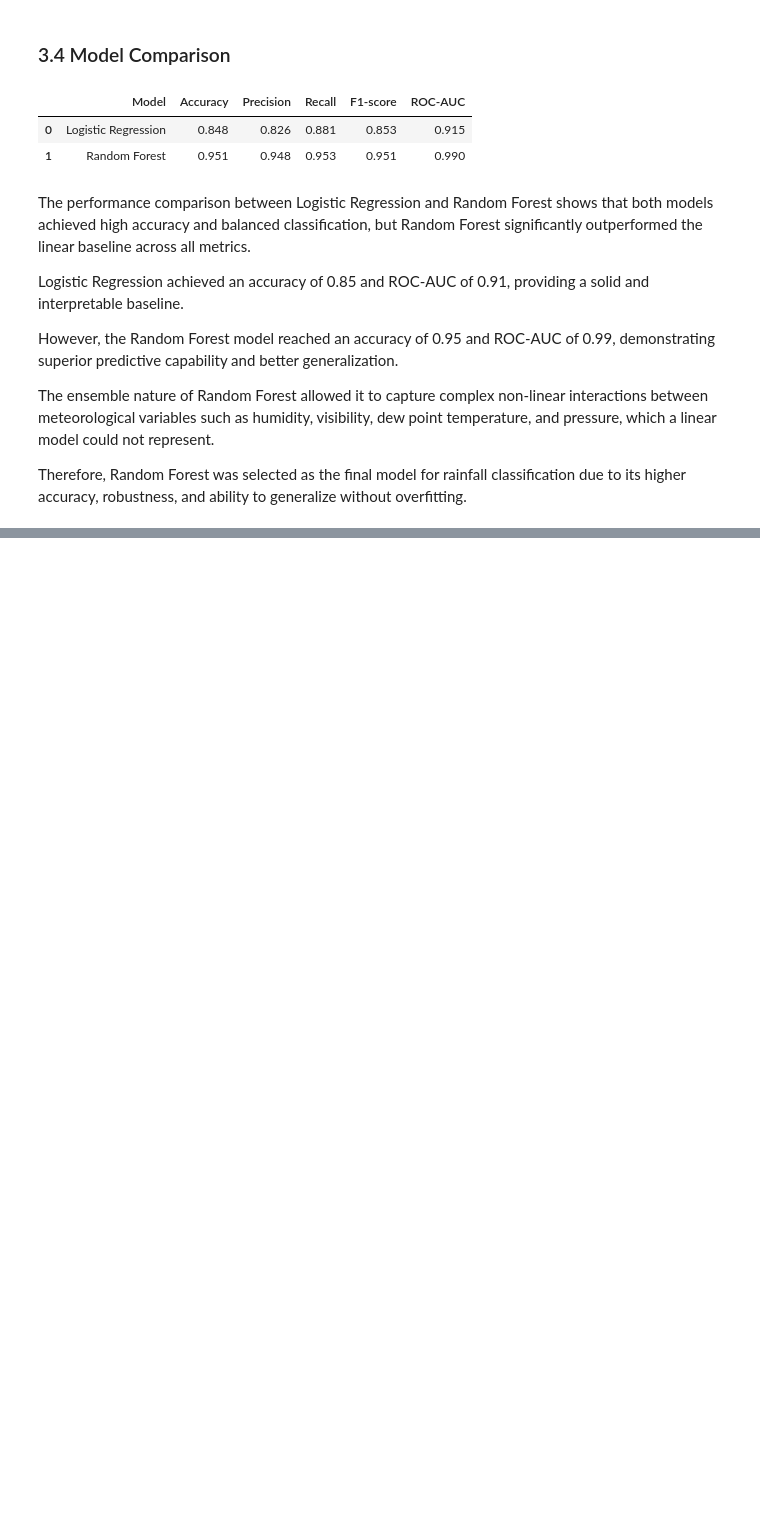
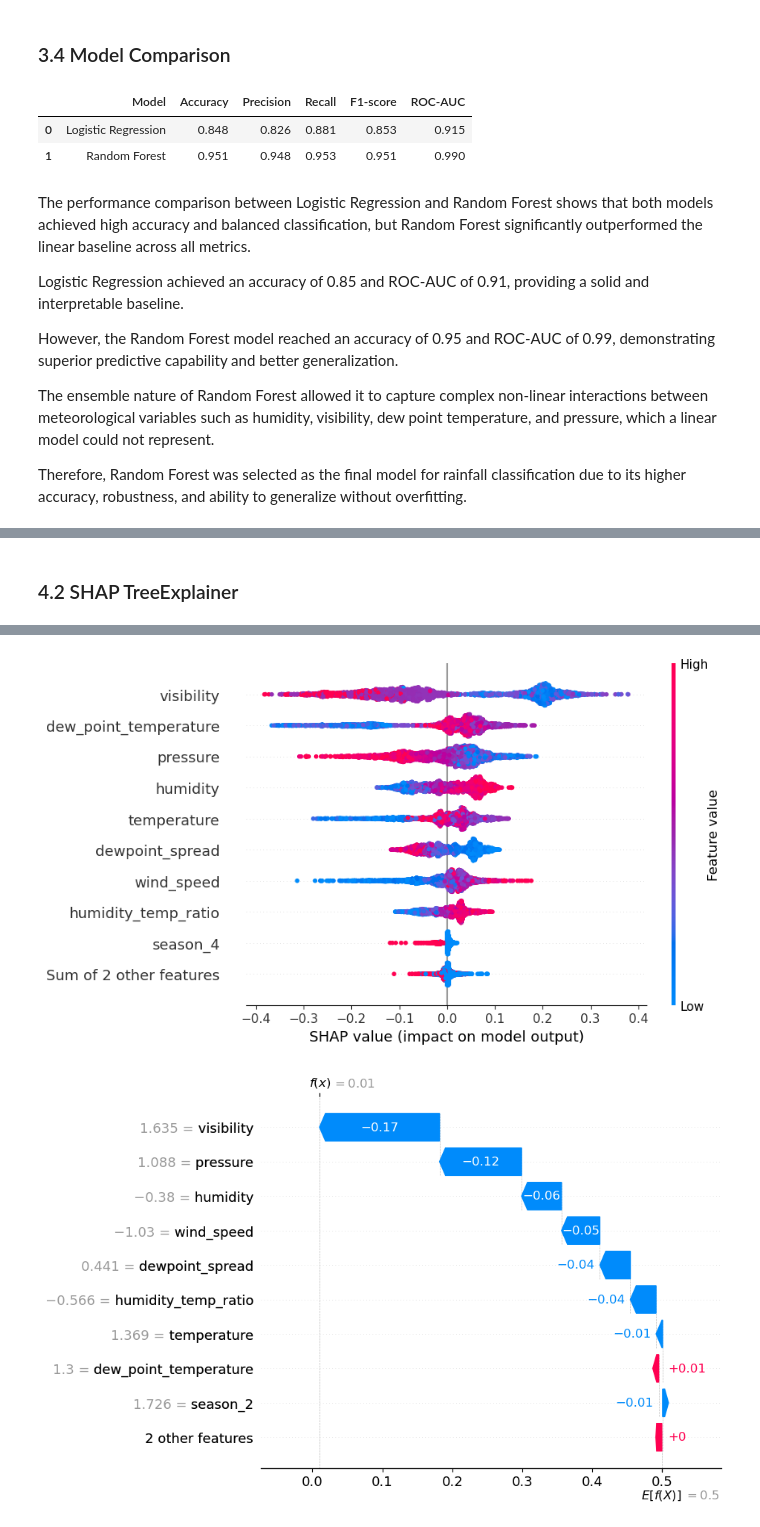
Before and after one commit to Yanyin-Chen-1156325/ST_ML_1156325, a Jupyter notebook: assignment3.ipynb, the cells around one changed output, grey strips where cells are left out. Cells and saved outputs as stored; diff of their text form; code cells hidden in the pictures; blank space fills up the shorter version.

```diff
--- a/assignment3.ipynb
+++ b/assignment3.ipynb
@@ -482,0 +538,22 @@ Therefore, Random Forest was selected as the final model for rainfall classifica
+# %% [markdown]
+### 4.2 SHAP TreeExplainer
+# %%
+# Get SHAP values from the trained Random Forest model.
+X_test_rf = X_test[rf.feature_names_in_] if hasattr(rf, "feature_names_in_") else X_test
+
+shap.initjs()
+
+# Create SHAP explainer and compute SHAP values
+explainer = shap.TreeExplainer(rf)
+exp_all = explainer(X_test_rf)              # shape: (n_samples, n_features, n_classes)
+
+# For binary classification, take SHAP values for the positive class
+exp_pos = exp_all[..., 1]                   # shape: (n_samples, n_features)
+
+# Global (summary) plot
+shap.plots.beeswarm(exp_pos, max_display=10)
+
+# Local (waterfall for the i-th instance)
+i = 0
+shap.plots.waterfall(exp_pos[i], max_display=10)
+# %% [output]
@@ -482,0 +561,2 @@ Therefore, Random Forest was selected as the final model for rainfall classifica
+[figure, added]
+[figure, added]
```
Also changed, not shown: parts of 9 cells of this notebook.
